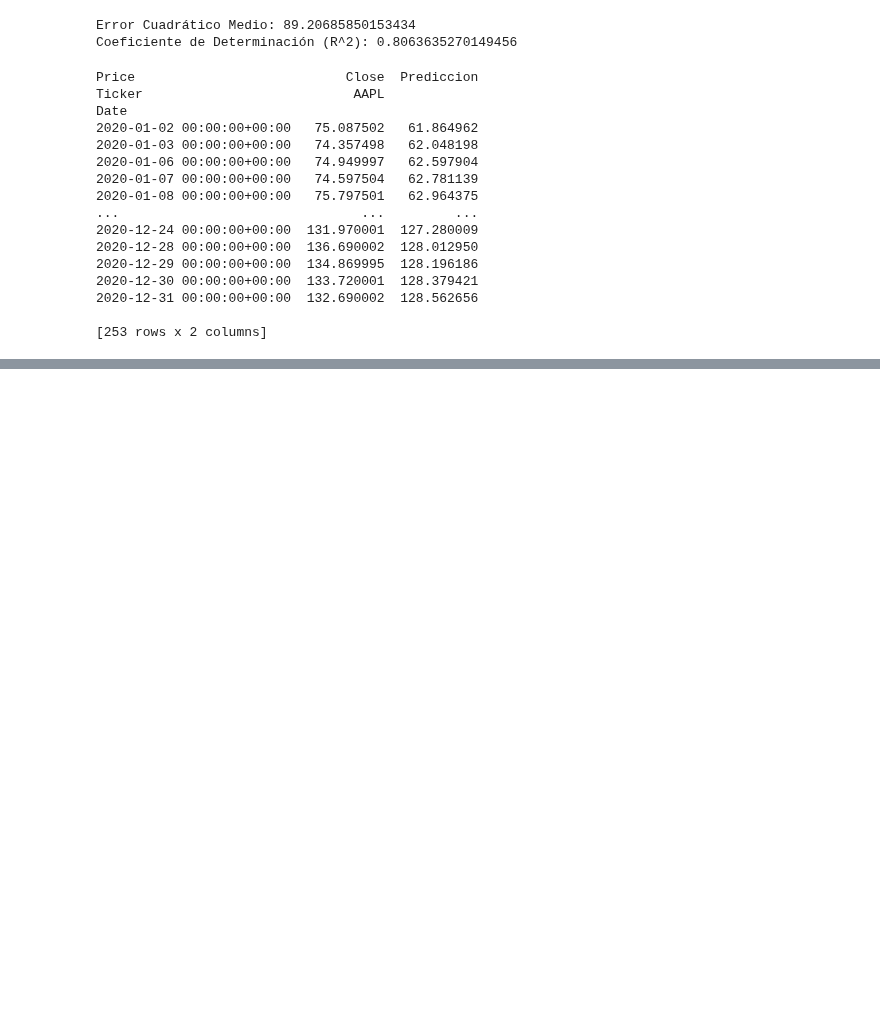
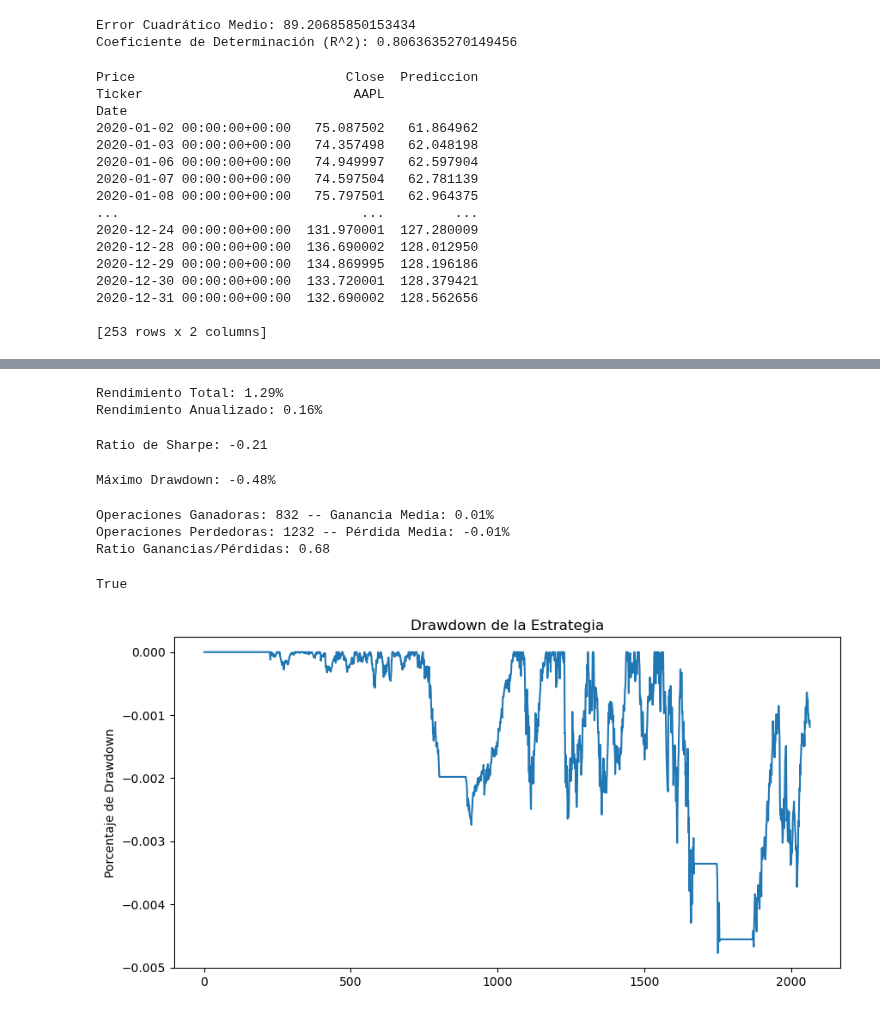
Before and after one commit to antonio-xrp/data-science-path, a Jupyter notebook: trading-algoritmico/0.4.ipynb, the cells around one changed output, grey strips where cells are left out. Saved outputs shown, nothing was run; the diff lists cells and outputs as text; code cells hidden in the pictures; blank space fills up the shorter version.

```diff
--- a/trading-algoritmico/0.4.ipynb
+++ b/trading-algoritmico/0.4.ipynb
@@ -199,0 +338,5 @@ Date
+# %%
+df = yf.Ticker('AAPL')
+
+# df = df.history(start='2015-01-01', end='2024-01-01')
+# df
@@ -199,0 +395,58 @@ Date
+# %%
+strategy = cerebro.run()[0]
+df = pd.DataFrame(strategy.values, columns=['Portfolio_Value'])
+df['Strategy_Returns'] = df['Portfolio_Value'].pct_change()
+# %%
+total_return = (df['Strategy_Returns'] + 1).prod() - 1
+annualized_return = (1 + total_return) ** (252 / len(df)) - 1  # Ajustado por 252 días de trading anuales
+print(f'Rendimiento Total: {total_return:.2%}')
+print(f'Rendimiento Anualizado: {annualized_return:.2%}')
+# %% [output]
+Rendimiento Total: 1.29%
+Rendimiento Anualizado: 0.16%
+# %%
+# Ratio de Sharpe
+risk_free_rate = 0.01  # Supongamos que la tasa libre de riesgo es del 1%
+excess_return = df['Strategy_Returns'].mean() - (risk_free_rate / 252)  # Retornos en exceso sobre la tasa libre de riesgo
+sharpe_ratio = excess_return / df['Strategy_Returns'].std()
+print(f'Ratio de Sharpe: {sharpe_ratio:.2f}')
+# %% [output]
+Ratio de Sharpe: -0.21
+# %%
+# Máximo Drawdown
+df['Cumulative_Returns'] = (df['Strategy_Returns'] + 1).cumprod()
+df['Peak'] = df['Cumulative_Returns'].cummax()
+df['Drawdown'] = (df['Cumulative_Returns'] - df['Peak']) / df['Peak']
+max_drawdown = df['Drawdown'].min()
+print(f'Máximo Drawdown: {max_drawdown:.2%}')
+# %% [output]
+Máximo Drawdown: -0.48%
+# %%
+# Ratio de Ganancias/Pérdidas
+winning_trades = df[df['Strategy_Returns'] > 0]['Strategy_Returns'].count()
+losing_trades = df[df['Strategy_Returns'] <= 0]['Strategy_Returns'].count()
+win_loss_ratio = winning_trades / losing_trades if losing_trades != 0 else np.inf
+ganancia_media = df[df['Strategy_Returns'] > 0]['Strategy_Returns'].mean()
+perdida_media = df[df['Strategy_Returns'] <= 0]['Strategy_Returns'].mean()
+print(f'Operaciones Ganadoras: {winning_trades} -- Ganancia Media: {ganancia_media:.2%}')
+print(f'Operaciones Perdedoras: {losing_trades} -- Pérdida Media: {perdida_media:.2%}')
+print(f'Ratio Ganancias/Pérdidas: {win_loss_ratio:.2f}')
+# %% [output]
+Operaciones Ganadoras: 832 -- Ganancia Media: 0.01%
+Operaciones Perdedoras: 1232 -- Pérdida Media: -0.01%
+Ratio Ganancias/Pérdidas: 0.68
+# %%
+df['Drawdown'].notna().any()
+# %% [output]
+True
+# %%
+# Visualización de Resultados
+
+# Graficar el Drawdown
+plt.figure(figsize=(10, 5))
+df['Drawdown'].plot(label='Drawdown')
+plt.title('Drawdown de la Estrategia')
+plt.ylabel('Porcentaje de Drawdown')
+plt.show()
+# %% [output]
+[figure, added]
```
Also changed, not shown: parts of 17 cells of this notebook, 18 other files.
